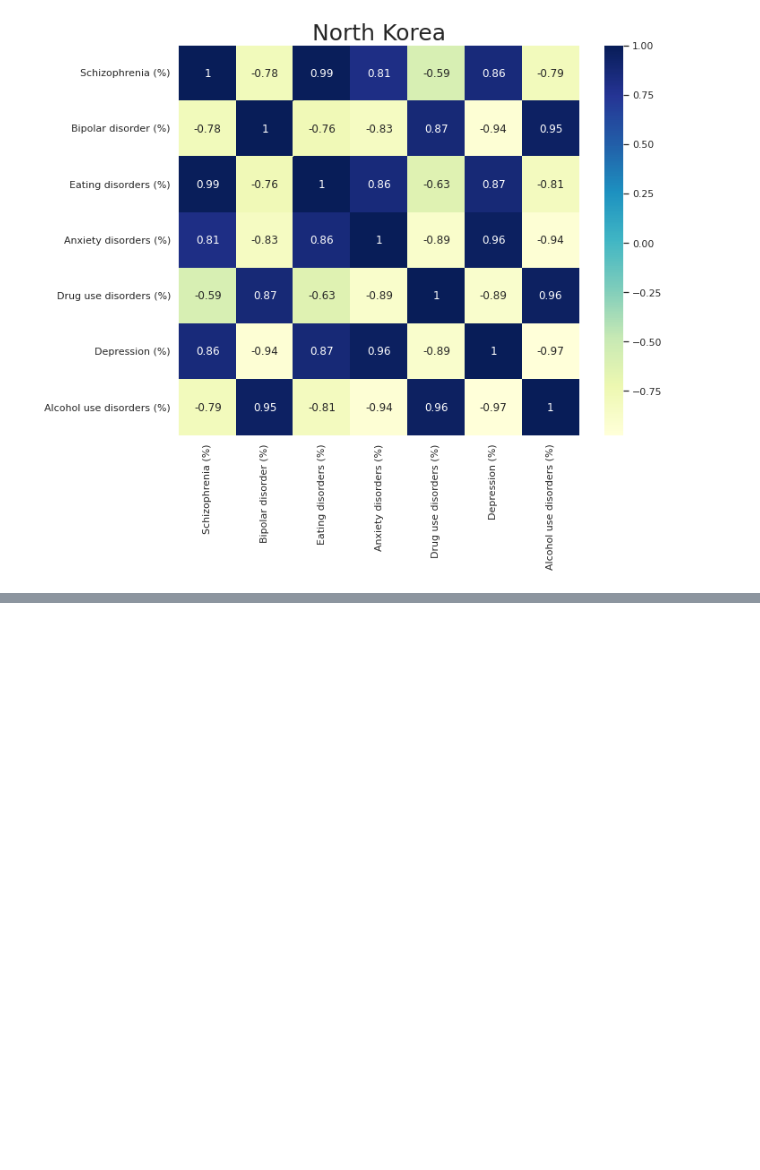
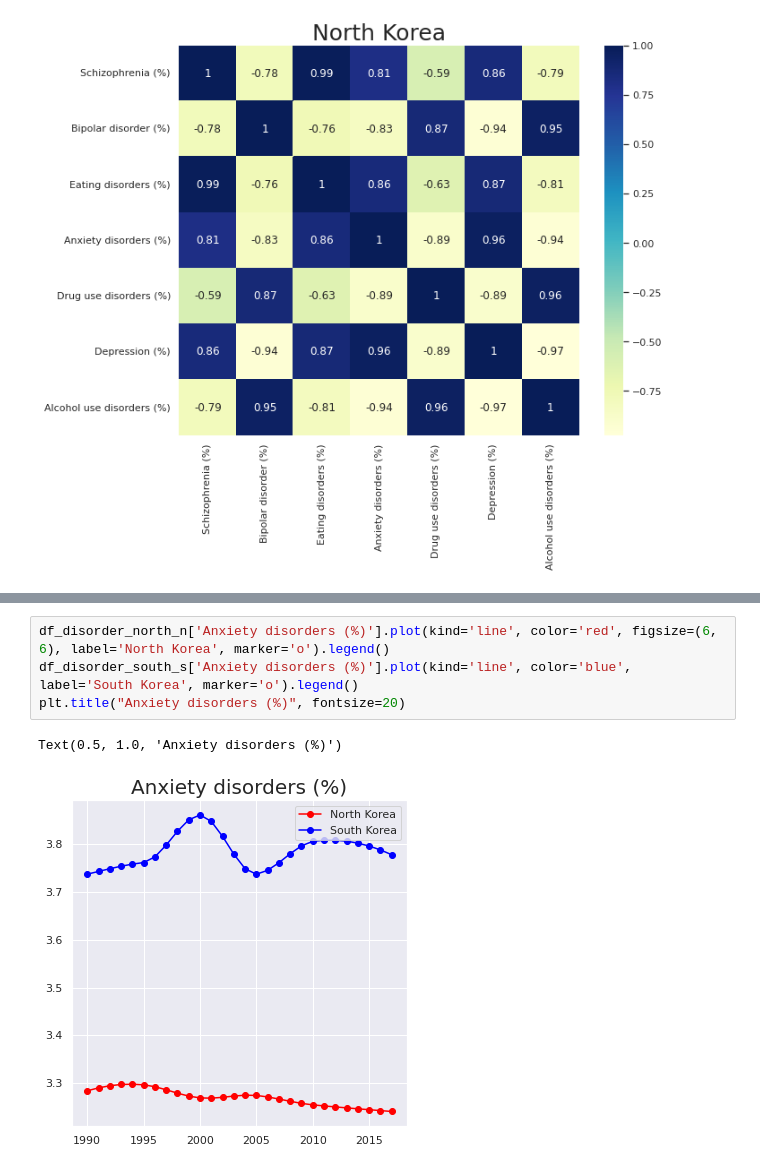
Before and after one commit to Eunjieater/DAP, a Jupyter notebook: FINAL_PROJECT.ipynb, the cells around one changed output, grey strips where cells are left out. Drawn from its saved outputs; the diff is of its cells as text; blank space fills up the shorter version.

```diff
--- a/FINAL_PROJECT.ipynb
+++ b/FINAL_PROJECT.ipynb
@@ -271,0 +294,7 @@ Text(0.5, 1.0, 'Schizophrenia (%) ')
+# %%
+df_disorder_north_n['Anxiety disorders (%)'].plot(kind='line', color='red', figsize=(6, 6), label='North Korea', marker='o').legend()
+df_disorder_south_s['Anxiety disorders (%)'].plot(kind='line', color='blue', label='South Korea', marker='o').legend()
+plt.title("Anxiety disorders (%)", fontsize=20)
+# %% [output]
+Text(0.5, 1.0, 'Anxiety disorders (%)')
+[figure, added]
```
Also changed, not shown: parts of 13 cells of this notebook.
